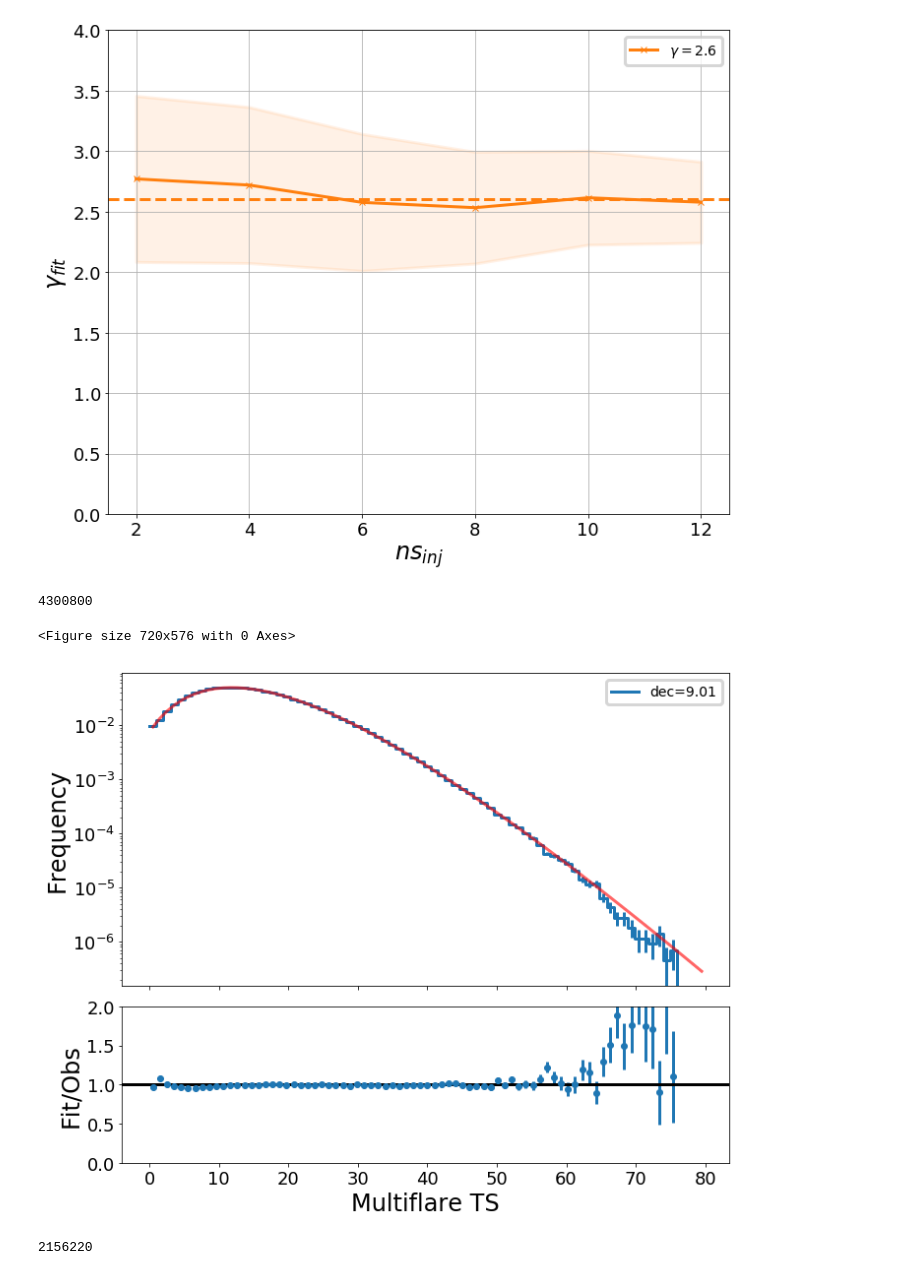
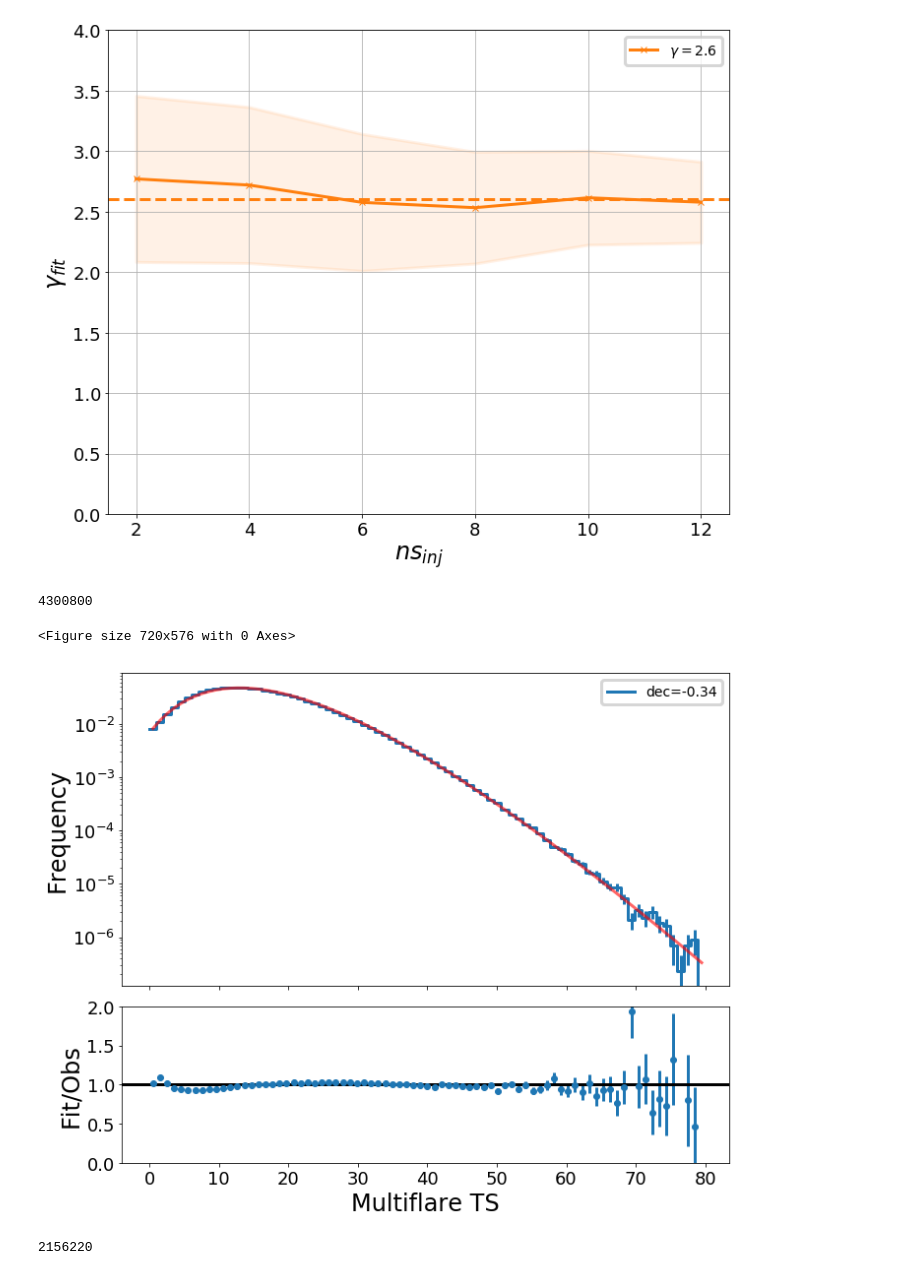
Before and after one commit to williamluszczak/mf_skymap_unblinding, a Jupyter notebook: plots/Reproducible_Plots.ipynb, the cells around one changed output. Saved outputs shown, nothing was run; the diff lists cells and outputs as text; code cells hidden in the pictures.

```diff
--- a/plots/Reproducible_Plots.ipynb
+++ b/plots/Reproducible_Plots.ipynb
@@ -574,7 +662,7 @@ sindecbands.append(np.sin(np.radians(85.)))
 declist = [-5., 0., 5., 10., 15., 20., 25., 30., 35., 40.,  45., 50.,  55., 60.,  65., 70., 75., 80., 85.]
 chi2fits = {}
 
-for ind in range(4,5):
+for ind in range(1,2):
     plt.clf()
     f, (ax1, ax2) = plt.subplots(2, 1, sharex=True, gridspec_kw={'height_ratios': [2, 1]})
     dec = (np.degrees(np.arcsin(sindecbands[ind]))+np.degrees(np.arcsin(sindecbands[ind+1])))/2.
@@ -584,6 +672,12 @@ for ind in range(4,5):
         fithist, fitbins = np.histogram(bg_ts, bins = np.linspace(0,70,140), density=True)
     elif ind == 4 or ind ==5:
         fithist, fitbins = np.histogram(bg_ts, bins = np.linspace(0,55,110), density=True)
+    elif ind == 6:
+        fithist, fitbins = np.histogram(bg_ts, bins = np.linspace(0,40,80), density=True)
+    elif ind == 0:
+        fithist, fitbins = np.histogram(bg_ts, bins = np.linspace(0,70,210), density=True)
+    elif ind == 1:
+        fithist, fitbins = np.histogram(bg_ts, bins = np.linspace(0,70,210), density=True)
     else:
         fithist, fitbins = np.histogram(bg_ts, bins = np.linspace(0,60,120), density=True)
     fitbins = fitbins[:-1]
@@ -605,34 +699,34 @@ for ind in range(4,5):
 
     fit_x = fitbin_centers[fithist>0.]
     fit_y = np.log10(fithist[fithist>0.])
 
 
     def f(x, ndof, loc, scale):
         return np.log10(stats.chi2.pdf(x, ndof, loc, scale))
 
     # fit chi2.pdf to normalized hist of positive TS
     #f = lambda x, ndof, loc, scale: np.log10(stats.chi2.pdf(x, ndof, loc, scale))
     params, cov = curve_fit(f, fit_x, fit_y, p0=(9.64553646, -5.73856309,  1.74778147))
     chi2fits[ind+1]=params
 
     ax1.plot(bin_centers, chi2.pdf(bin_centers,params[0], params[1], params[2]),'r-', alpha=0.6, label='chi2 pdf')
 
     pull = chi2.pdf(bin_centers,params[0], params[1], params[2])/hist
     pullerr = err/hist
     ax2.errorbar(bin_centers, pull, yerr=pullerr, linestyle='None', marker='o')
 
     ax2.axhline(1, color='k')
     ax2.set_ylim(0,2)
     ax2.set_ylabel('Fit/Obs')
     ax2.set_xlabel('Multiflare TS')
 
 #plt.legend(loc=0)
 
     plt.savefig(data_dir+'/sindecbands/sindec_%s.png'%(ind))
 # %% [output]
 4300800
 <Figure size 720x576 with 0 Axes>
-[figure, old version]
+[figure, new version]
 # %%
 import csky as cy
 import histlite as hl
```
Also changed, not shown: parts of 6 cells of this notebook.
